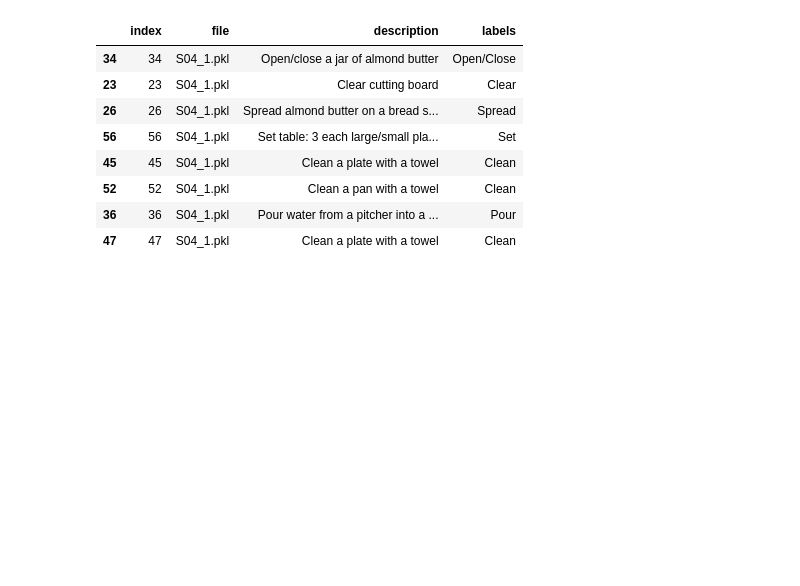
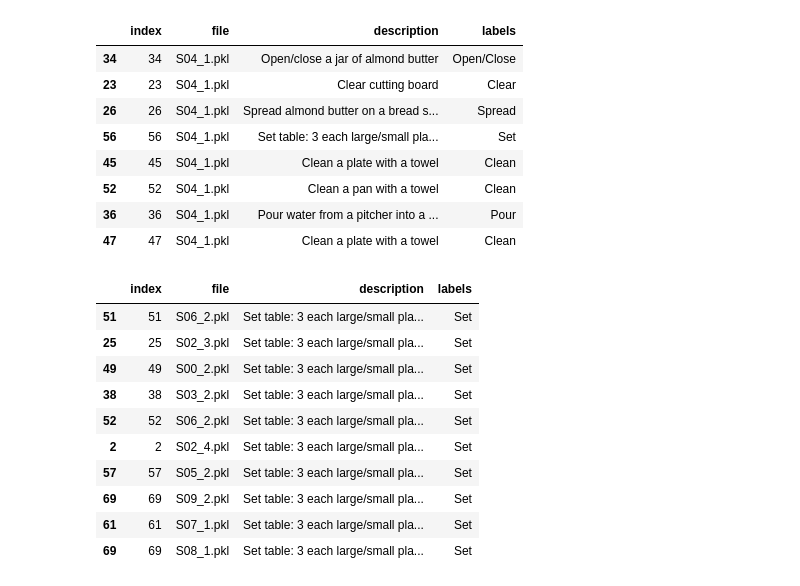
Before and after one commit to AmorosoLaura/aml23-ego, a Jupyter notebook: action_net_rgb_extraction.ipynb, the cells around one changed output. Saved outputs shown, nothing was run; the diff lists cells and outputs as text; code cells hidden in the pictures; blank space fills up the shorter version.

```diff
--- a/action_net_rgb_extraction.ipynb
+++ b/action_net_rgb_extraction.ipynb
@@ -225,4 +248,22 @@ data2
 | 52 | 52 | S04_1.pkl | Clean a pan with a towel | Clean |
 | 36 | 36 | S04_1.pkl | Pour water from a pitcher into a ... | Pour |
 | 47 | 47 | S04_1.pkl | Clean a plate with a towel | Clean |
+# %%
+data2 = pd.read_pickle('action-net/ActionNet_train.pkl')
+
+data2 = data2[data2['description'] == 'Set table: 3 each large/small plates, bowls, mugs, glasses, sets of utensils']
+
+data2
+# %% [output]
+|  | index | file | description | labels |
+| 51 | 51 | S06_2.pkl | Set table: 3 each large/small pla... | Set |
+| 25 | 25 | S02_3.pkl | Set table: 3 each large/small pla... | Set |
+| 49 | 49 | S00_2.pkl | Set table: 3 each large/small pla... | Set |
+| 38 | 38 | S03_2.pkl | Set table: 3 each large/small pla... | Set |
+| 52 | 52 | S06_2.pkl | Set table: 3 each large/small pla... | Set |
+| 2 | 2 | S02_4.pkl | Set table: 3 each large/small pla... | Set |
+| 57 | 57 | S05_2.pkl | Set table: 3 each large/small pla... | Set |
+| 69 | 69 | S09_2.pkl | Set table: 3 each large/small pla... | Set |
+| 61 | 61 | S07_1.pkl | Set table: 3 each large/small pla... | Set |
+| 69 | 69 | S08_1.pkl | Set table: 3 each large/small pla... | Set |
 # %%
```
Also changed, not shown: parts of 11 cells of this notebook, 4 other files.
